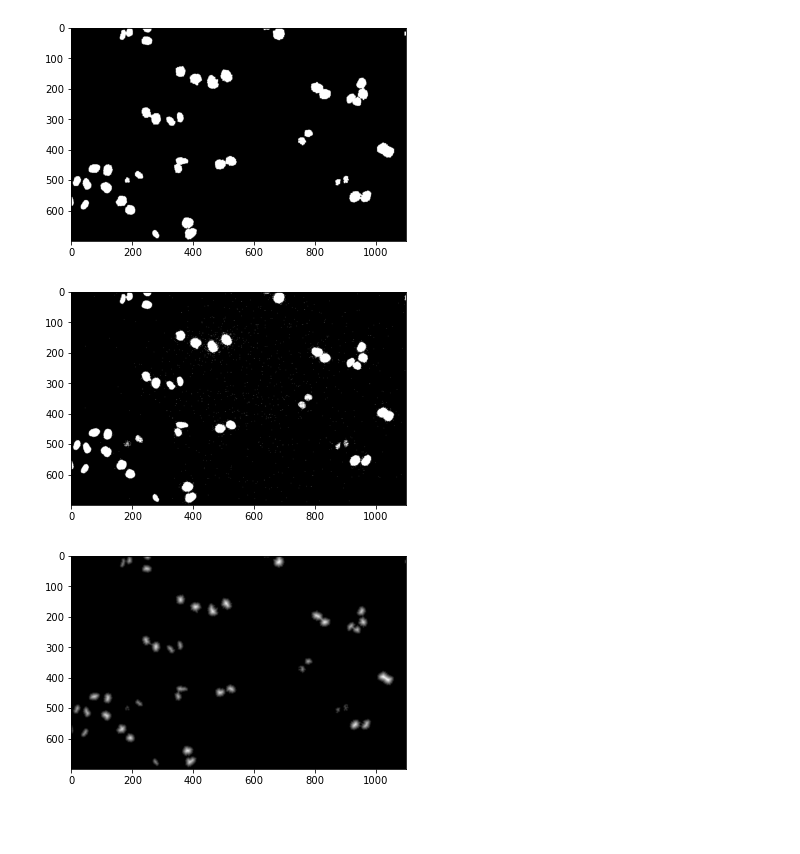
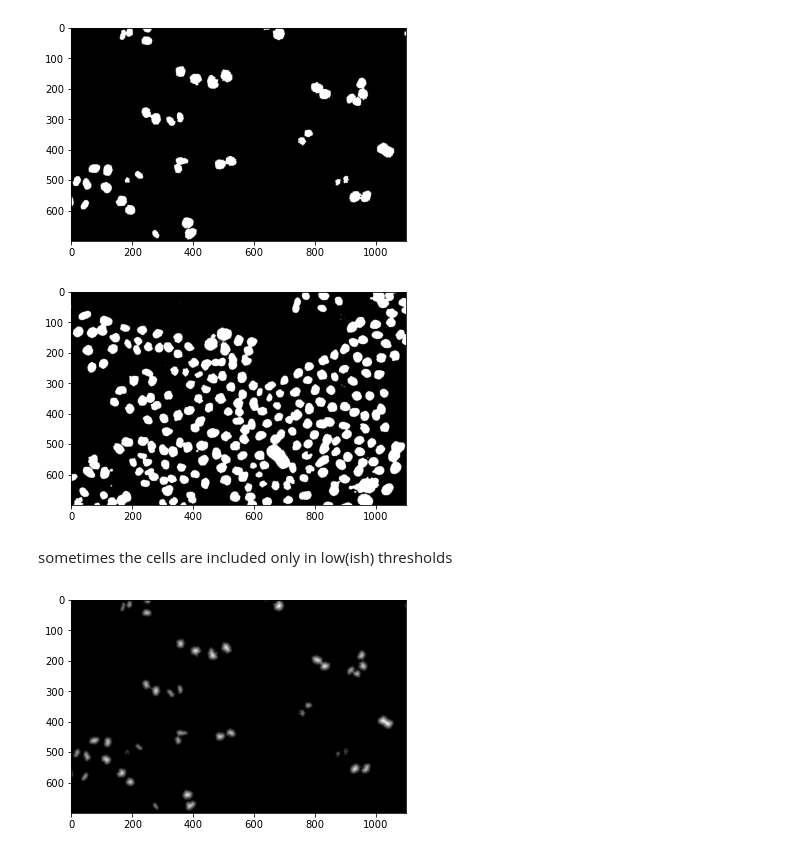
Before and after one commit to moates695/cs9517_Group_Project, a Jupyter notebook: marcus/preprocess.ipynb, the cells around one changed output. Cells and saved outputs as stored; diff of their text form; code cells hidden in the pictures; blank space fills up the shorter version.

```diff
--- a/marcus/preprocess.ipynb
+++ b/marcus/preprocess.ipynb
@@ -72,10 +71,12 @@ show(img3)
 [figure]
 # %%
 img = np.zeros_like(imgs[0][0])
-cv2.threshold(imgs[0][0], dst=img, thresh=2500, maxval=MAX, type=cv2.THRESH_BINARY)
+cv2.threshold(imgs[3][-1], dst=img, thresh=2400, maxval=MAX, type=cv2.THRESH_BINARY)
 show(img)
 # %% [output]
-[figure, old version]
+[figure, new version]
+# %% [markdown]
+sometimes the cells are included only in low(ish) thresholds
 # %%
 dt = ndimage.distance_transform_edt(img3)
 show(dt)
```
Also changed, not shown: parts of 24 cells of this notebook, 1 other file.
